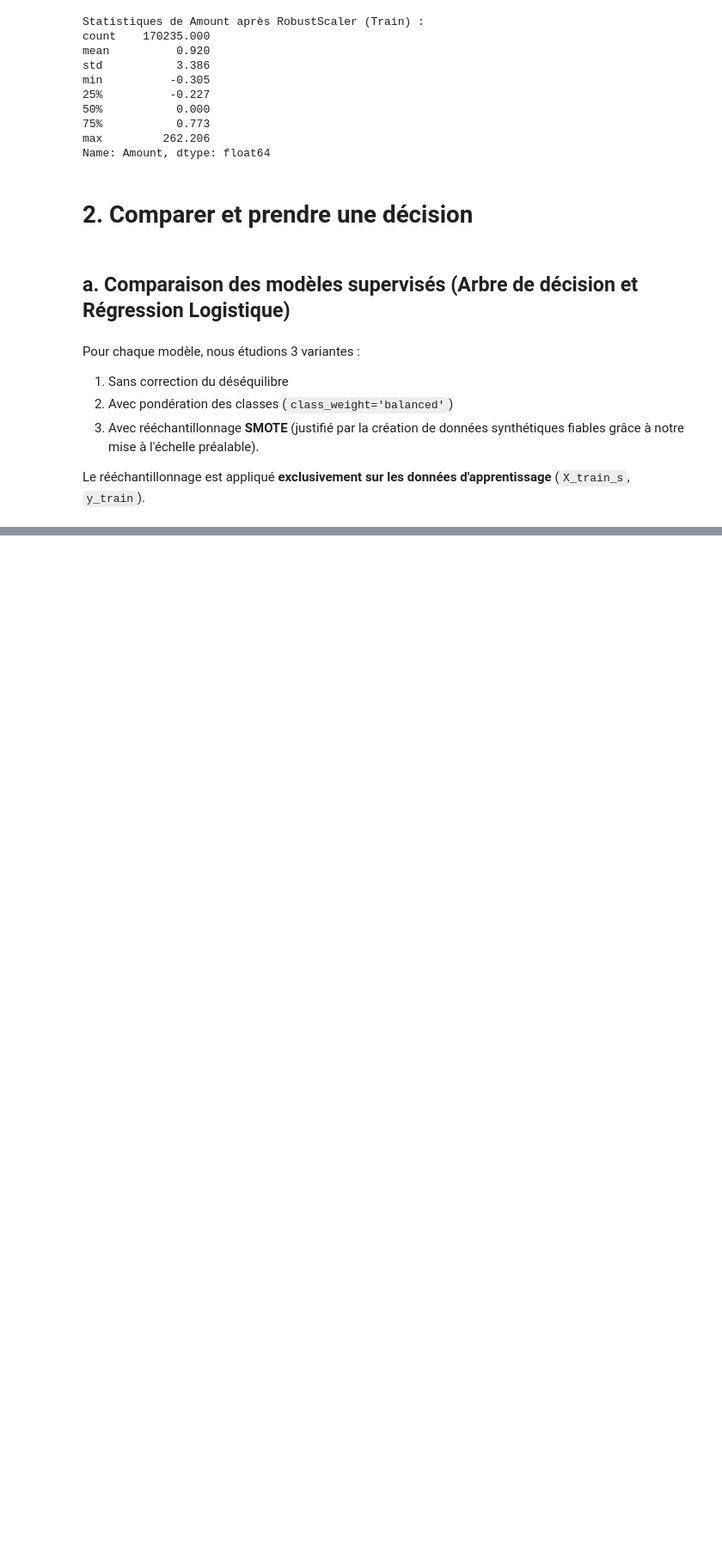
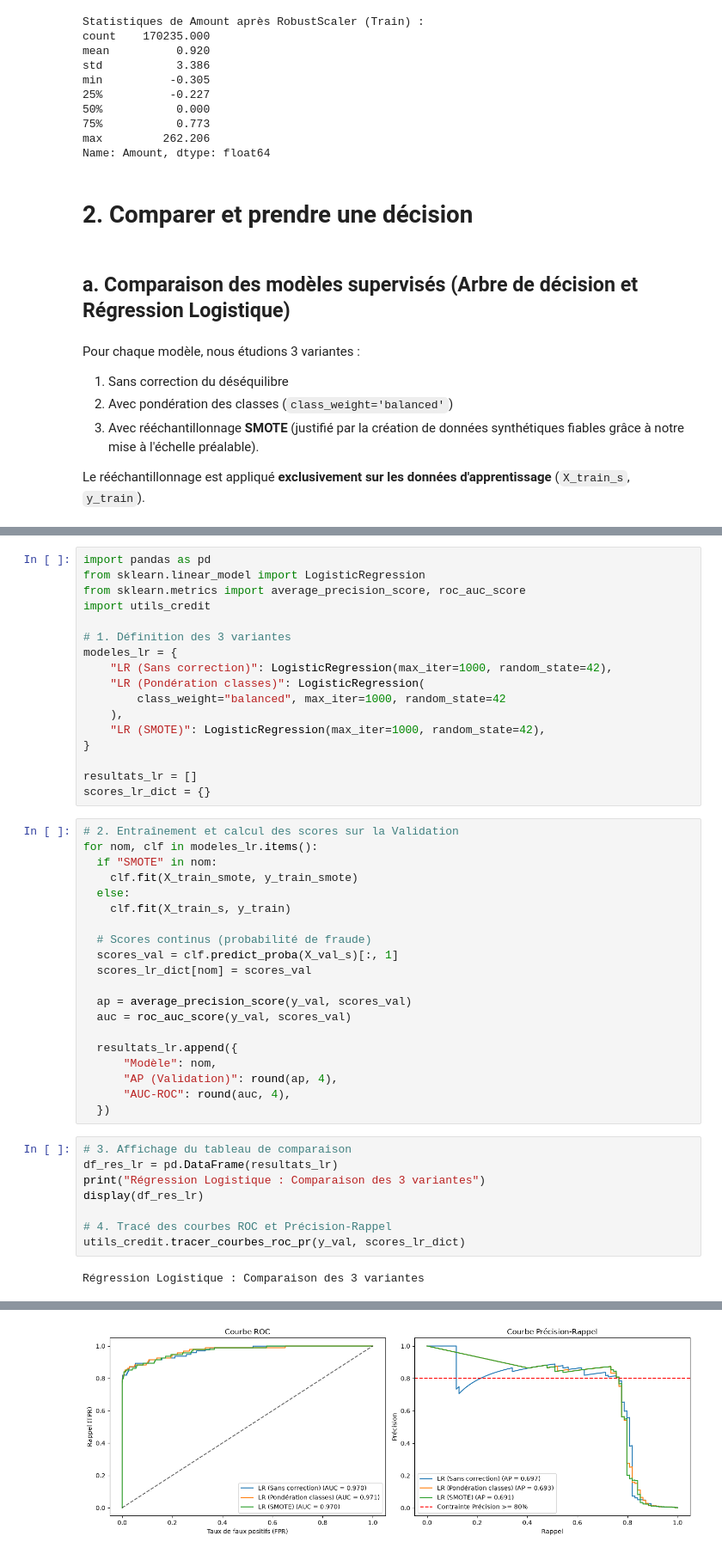
Before and after one commit to HananeDjouadi/TP-Anomalie-ML, a Jupyter notebook: notebook/partie2_fraudes.ipynb, the cells around one changed output, grey strips where cells are left out. Shown at 86% size. Saved outputs shown, nothing was run; the diff lists cells and outputs as text; blank space fills up the shorter version.

Commit message:
creditcard:comparer et prendre une decision , 2a+2b fait

```diff
--- a/notebook/partie2_fraudes.ipynb
+++ b/notebook/partie2_fraudes.ipynb
@@ -219,0 +266,47 @@ Le rééchantillonnage est appliqué **exclusivement sur les données d'apprenti
+# %%
+import pandas as pd
+from sklearn.linear_model import LogisticRegression
+from sklearn.metrics import average_precision_score, roc_auc_score
+import utils_credit
+
+# 1. Définition des 3 variantes
+modeles_lr = {
+    "LR (Sans correction)": LogisticRegression(max_iter=1000, random_state=42),
+    "LR (Pondération classes)": LogisticRegression(
+        class_weight="balanced", max_iter=1000, random_state=42
+    ),
+    "LR (SMOTE)": LogisticRegression(max_iter=1000, random_state=42),
+}
+
+resultats_lr = []
+scores_lr_dict = {}
+# %%
+# 2. Entraînement et calcul des scores sur la Validation
+for nom, clf in modeles_lr.items():
+  if "SMOTE" in nom:
+    clf.fit(X_train_smote, y_train_smote)
+  else:
+    clf.fit(X_train_s, y_train)
+
+  # Scores continus (probabilité de fraude)
+  scores_val = clf.predict_proba(X_val_s)[:, 1]
+  scores_lr_dict[nom] = scores_val
+
+  ap = average_precision_score(y_val, scores_val)
+  auc = roc_auc_score(y_val, scores_val)
+
+  resultats_lr.append({
+      "Modèle": nom,
+      "AP (Validation)": round(ap, 4),
+      "AUC-ROC": round(auc, 4),
+  })
+# %%
+# 3. Affichage du tableau de comparaison
+df_res_lr = pd.DataFrame(resultats_lr)
+print("Régression Logistique : Comparaison des 3 variantes")
+display(df_res_lr)
+
+# 4. Tracé des courbes ROC et Précision-Rappel
+utils_credit.tracer_courbes_roc_pr(y_val, scores_lr_dict)
+# %% [output]
+Régression Logistique : Comparaison des 3 variantes
@@ -219,0 +317 @@ Le rééchantillonnage est appliqué **exclusivement sur les données d'apprenti
+[figure, added]
```
Also changed, not shown: parts of 26 cells of this notebook, 2 other files.
